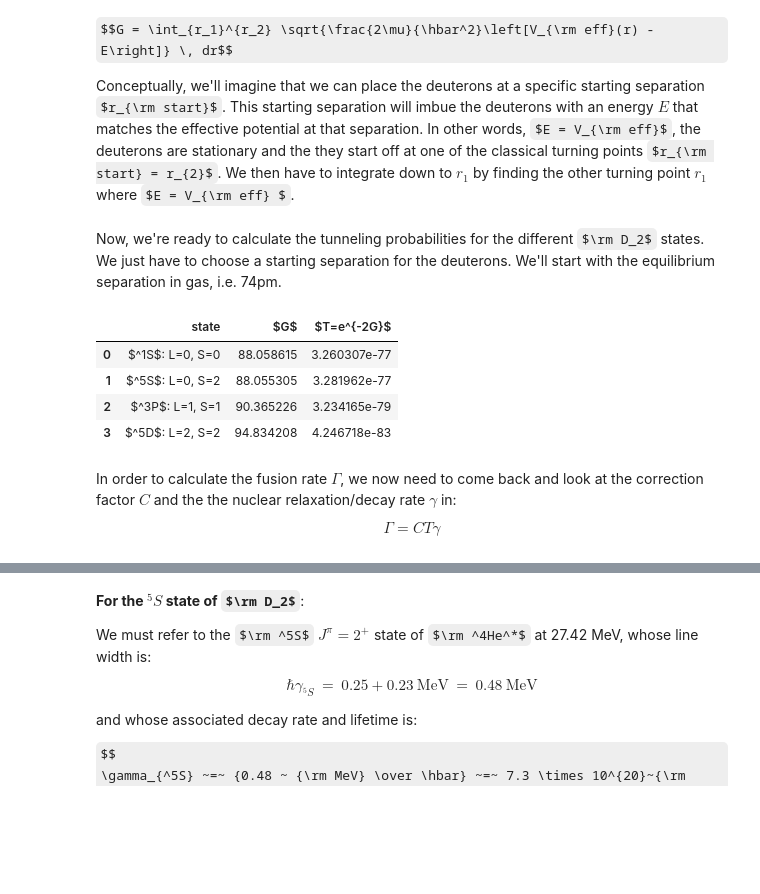
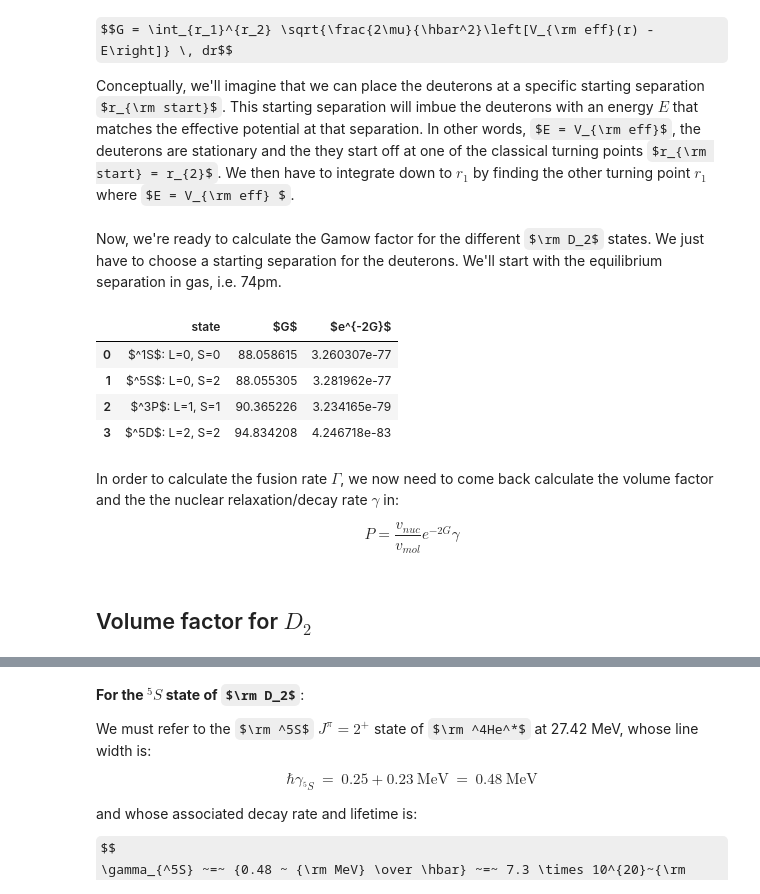
Before and after one commit to project-ida/nuclear-reactions, a Jupyter notebook: fusion-rates.ipynb, the cells around one changed output, grey strips where cells are left out. Saved outputs shown, nothing was run; the diff lists cells and outputs as text; code cells hidden in the pictures; some formulas as TeX source; blank space fills up the shorter version.

Commit message:
Updates to the fusion rates notebook

```diff
--- a/fusion-rates.ipynb
+++ b/fusion-rates.ipynb
@@ -88,7 +90,8 @@ $$V_{\rm nuc}^{S,L}(r) ~=~ {V_0 \over 1 + e^{(r - r_S) / a_S}}$$
 # %%
 # The nuclear Woods-Saxon nuclear potential
 def V_nuc(r, V0, r_S, a_S):
-    return V0 / (1 + np.exp((r - r_S) / a_S))
+    r_safe = np.minimum(r, 100) # Prevents overflow errors in the exponential when r is in the pm range
+    return V0 / (1 + np.exp((r_safe - r_S) / a_S))
 # %% [markdown]
 The parameters depend on the total spin ($S$) and orbital ($L$) angular momenta of the nuclei as seen below and can be found in [Tomusiak et.al](http://dx.doi.org/10.1103/physrevc.52.1963).
 
@@ -173,0 +196,21 @@ plt.show()
+# %%
+# Range for r in pm for plotting and fm for the potential functions
+r_pm = np.linspace(25, 500, 500)
+r_fm = r_pm*1000
+
+# Calculate V_mol in MeV
+V_coulomb_values = V_coulomb(r_fm)
+
+# Calculate V_mol in MeV
+V_mol_values = V_mol(r_fm)
+
+# Plot
+plt.figure()
+plt.plot(r_pm, V_mol_values*1e6, label=r"$V_{mol}$")
+plt.plot(r_pm, V_coulomb_values*1e6, label=r"$V_{coulomb}$")
+plt.xlabel(r"$r$ (pm)")
+plt.ylabel(r"$V}$ (eV)")
+plt.axvline(x=74, color="grey", linestyle='--', linewidth=1)
+plt.legend()
+# plt.savefig("mol-coulomb-potential-D2.png", dpi=600)
+plt.show()
@@ -315,35 +372,36 @@ def calculate_G(r, V, r_start):
 
     return G
 # %% [markdown]
-Now, we're ready to calculate the tunneling probabilities for the different $\rm D_2$ states. We just have to choose a starting separation for the deuterons. We'll start with the equilibrium separation in gas, i.e. 74pm.
+Now, we're ready to calculate the Gamow factor for the different $\rm D_2$ states. We just have to choose a starting separation for the deuterons. We'll start with the equilibrium separation in gas, i.e. 74pm.
 # %%
 r_start = 74000
-gamow_results = []
+gamow_74 = []
 
 for state in states:
-    V0, r_S, a_S, L = state["V0"], state["r_S"], state["a_S"], state["L"]
-    V_eff = V_nuc(r_fm, V0, r_S, a_S) + V_cent(r_fm, L) + V_mol(r_fm)
-    G = calculate_G(r_fm,V_eff,r_start)
-    T = np.exp(-2*G)
-    gamow_results.append({
+    V_eff = V_nuc(r_fm, state["V0"], state["r_S"], state["a_S"]) + V_cent(r_fm, state["L"]) + V_mol(r_fm)
+    G = calculate_G(r_fm, V_eff, r_start)
+    exp2G = np.exp(-2*G)
+    gamow_74.append({
         "state": state['state'],
         "$G$": G,
-        "$T=e^{-2G}$": T
+        "$e^{-2G}$": exp2G
     })
 
 # Convert the list of dictionaries to a DataFrame
-gamow_results = pd.DataFrame(gamow_results)
+gamow_74 = pd.DataFrame(gamow_74)
 
 # Display the DataFrame
-gamow_results
+gamow_74
 # %% [output]
-|  | state | $G$ | $T=e^{-2G}$ |
+|  | state | $G$ | $e^{-2G}$ |
 | 0 | $^1S$: L=0, S=0 | 88.058615 | 3.260307e-77 |
 | 1 | $^5S$: L=0, S=2 | 88.055305 | 3.281962e-77 |
 | 2 | $^3P$: L=1, S=1 | 90.365226 | 3.234165e-79 |
 | 3 | $^5D$: L=2, S=2 | 94.834208 | 4.246718e-83 |
 # %% [markdown]
-In order to calculate the fusion rate $\Gamma$, we now need to come back and look at the correction factor $C$ and the the nuclear relaxation/decay rate $\gamma$ in:
+In order to calculate the fusion rate $\Gamma$, we now need to come back calculate the volume factor and the the nuclear relaxation/decay rate $\gamma$ in:
 
-$$\Gamma = CT\gamma$$
+$$P = \frac{v_{nuc}}{v_{mol}}e^{-2 G}\gamma$$
+# %% [markdown]
+## Volume factor for $D_2$
 # %% [markdown]
```
Also changed, not shown: parts of 50 cells of this notebook, 1 other file.
